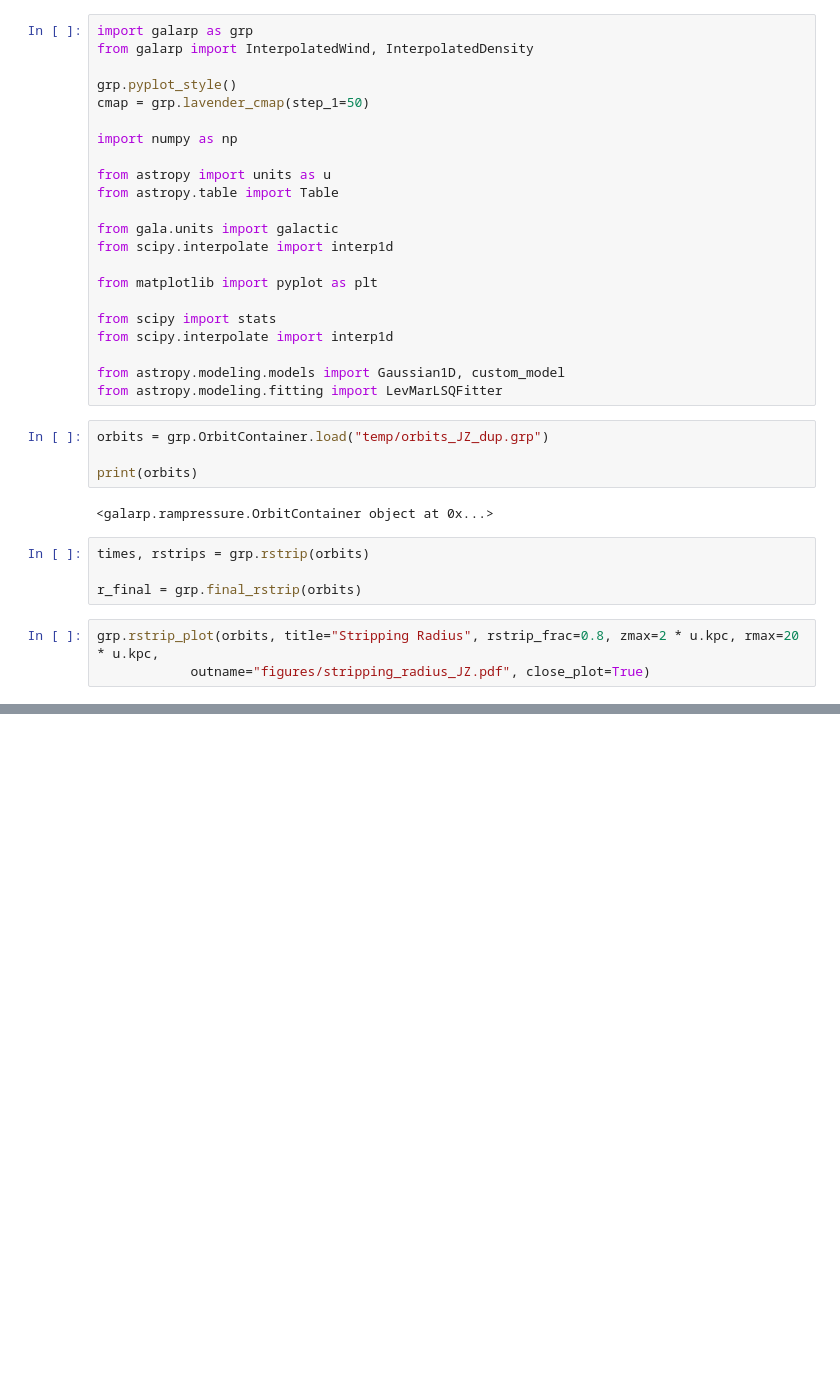
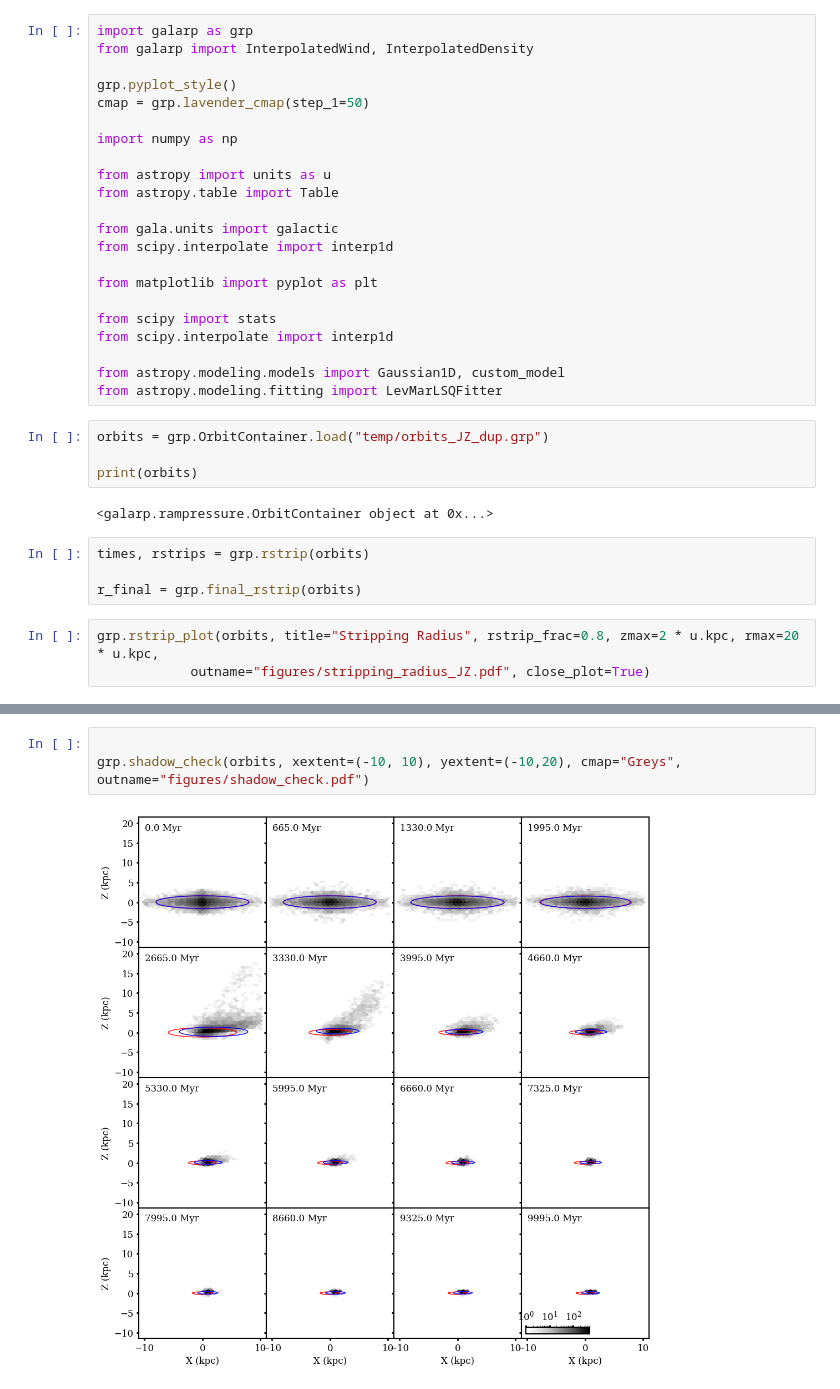
Before and after one commit to HSouch/galarp, a Jupyter notebook: paper/2-StrippingRadius.ipynb, the cells around one changed output, grey strips where cells are left out. Drawn from its saved outputs; the diff is of its cells as text; blank space fills up the shorter version.

```diff
--- a/paper/2-StrippingRadius.ipynb
+++ b/paper/2-StrippingRadius.ipynb
@@ -63,0 +75,5 @@ grp.pyplot_3D_plot(orbits, nrows=2, ncols=2, tmin=450, tmax=800, cmap="rainbow",
+# %%
+
+grp.shadow_check(orbits, xextent=(-10, 10), yextent=(-10,20), cmap="Greys", outname="figures/shadow_check.pdf")
+# %% [output]
+[figure, added]
```
Also changed, not shown: parts of 6 cells of this notebook, 1 other file.
